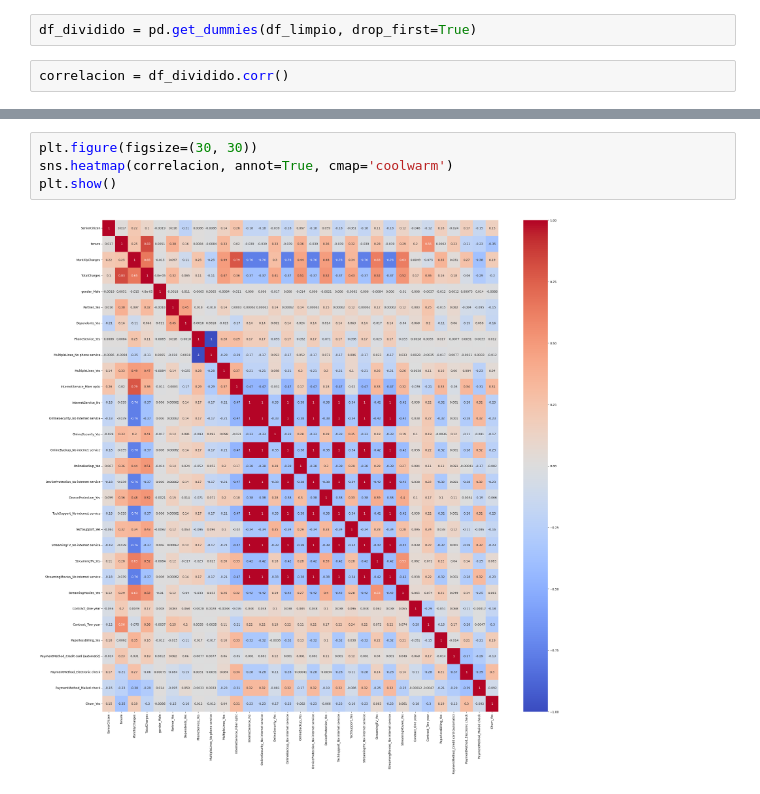
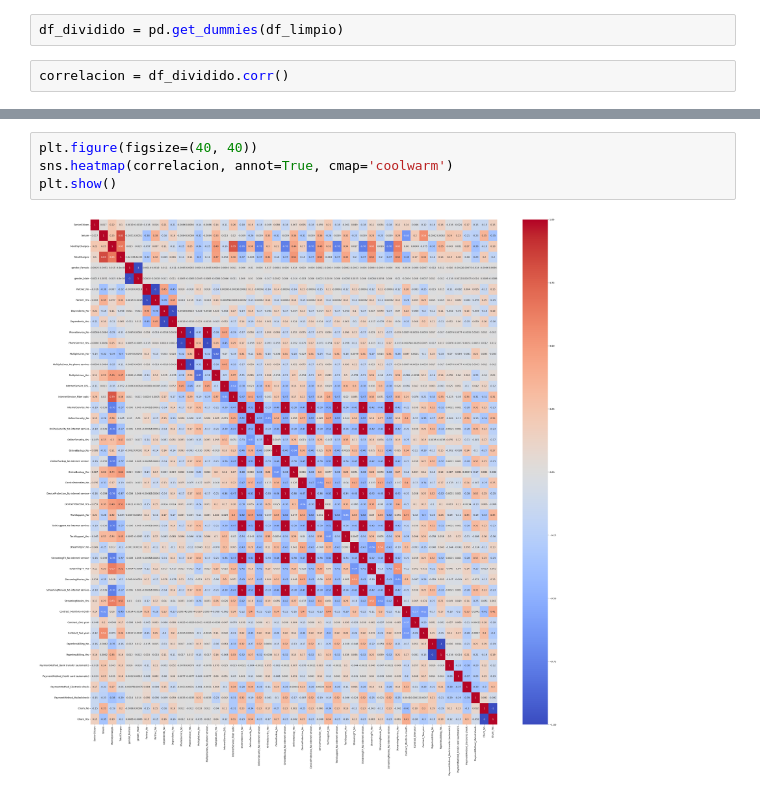
Before and after one commit to Dalzsfn/deteccion-de-abandono-de-servicios, a Jupyter notebook: analisis.ipynb, the cells around one changed output, grey strips where cells are left out. Saved outputs shown, nothing was run; the diff lists cells and outputs as text.

```diff
--- a/analisis.ipynb
+++ b/analisis.ipynb
@@ -148,7 +148,7 @@ TotalCharges        6530
 Churn                  2
 dtype: int64
 # %%
-df_dividido = pd.get_dummies(df_limpio, drop_first=True)
+df_dividido = pd.get_dummies(df_limpio)
 # %%
 correlacion = df_dividido.corr()
 # %%
@@ -175,6 +175,6 @@ correlacion
 # %%
-plt.figure(figsize=(30, 30))
+plt.figure(figsize=(40, 40))
 sns.heatmap(correlacion, annot=True, cmap='coolwarm')
 plt.show()
 # %% [output]
-[figure, old version]
+[figure, new version]
```
Also changed, not shown: parts of 1 cell of this notebook.
